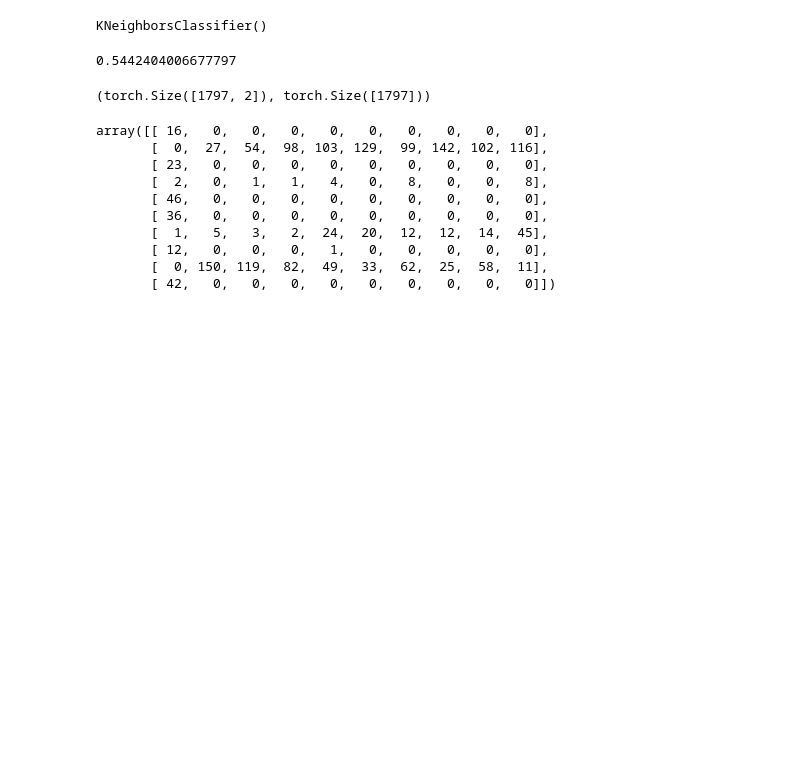
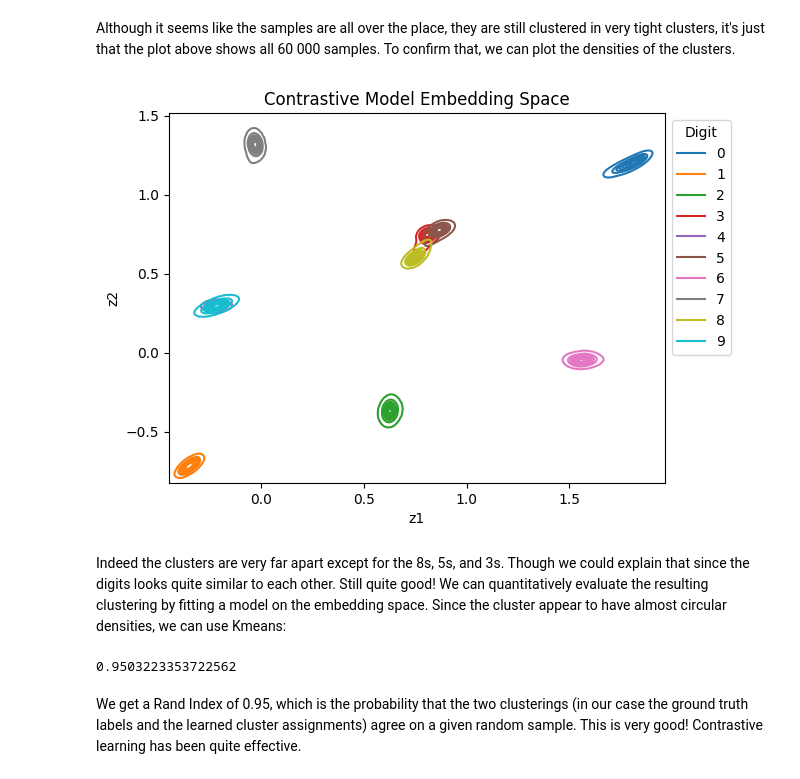
Before and after one commit to rug-udl-2425/Tutorials, a Jupyter notebook: tutorial3/contrastive.ipynb, the cells around one changed output. Drawn from its saved outputs; the diff is of its cells as text; code cells hidden in the pictures; blank space fills up the shorter version.

```diff
--- a/tutorial3/contrastive.ipynb
+++ b/tutorial3/contrastive.ipynb
@@ -147,9 +152,0 @@ from sklearn.neighbors import KNeighborsClassifier
-# %%
-knn = KNeighborsClassifier()
-knn.fit(predictions.numpy(), labels)
-# %% [output]
-KNeighborsClassifier()
-# %%
-knn.score(predictions.numpy(), labels)
-# %% [output]
-0.5442404006677797
@@ -158,17 +153,22 @@ from sklearn.metrics.cluster import contingency_matrix
-# %%
-predictions.shape, labels.shape
-# %% [output]
-(torch.Size([1797, 2]), torch.Size([1797]))
-# %%
-contingency_matrix(preds, labels)
-# %% [output]
-array([[ 16,   0,   0,   0,   0,   0,   0,   0,   0,   0],
-       [  0,  27,  54,  98, 103, 129,  99, 142, 102, 116],
-       [ 23,   0,   0,   0,   0,   0,   0,   0,   0,   0],
-       [  2,   0,   1,   1,   4,   0,   8,   0,   0,   8],
-       [ 46,   0,   0,   0,   0,   0,   0,   0,   0,   0],
-       [ 36,   0,   0,   0,   0,   0,   0,   0,   0,   0],
-       [  1,   5,   3,   2,  24,  20,  12,  12,  14,  45],
-       [ 12,   0,   0,   0,   1,   0,   0,   0,   0,   0],
-       [  0, 150, 119,  82,  49,  33,  62,  25,  58,  11],
-       [ 42,   0,   0,   0,   0,   0,   0,   0,   0,   0]])
+# %% [markdown]
+Although it seems like the samples are all over the place, they are still clustered in very tight clusters, it's just that the plot above shows all 60 000 samples. To confirm that, we can plot the densities of the clusters.
+# %%
+sns.kdeplot(x=predictions[:, 0], y=predictions[:, 1], hue=labels, palette='tab10')
+plt.xlabel('z1')
+plt.ylabel('z2')
+plt.title('Contrastive Model Embedding Space - Density')
+sns.move_legend(plt.gca(), "upper left", bbox_to_anchor=(1, 1), title='Digit')
+plt.show()
+# %% [output]
+[figure, added]
+# %% [markdown]
+Indeed the clusters are very far apart except for the 8s, 5s, and 3s. Though we could explain that since the digits looks quite similar to each other. Still quite good! We can quantitatively evaluate the resulting clustering by fitting a model on the embedding space. Since the cluster appear to have almost circular densities, we can use Kmeans:
+# %%
+kmeans = KMeans(10) # We have 10 digits
+kmeans.fit(predictions)
+cluster_assignments = kmeans.predict(predictions)
+rand_score(labels, cluster_assignments)
+# %% [output]
+0.9503223353722562
+# %% [markdown]
+We get a Rand Index of 0.95, which is the probability that the two clusterings (in our case the ground truth labels and the learned cluster assignments) agree on a given random sample. This is very good! Contrastive learning has been quite effective.
```
Also changed, not shown: parts of 27 cells of this notebook, 1 other file.
